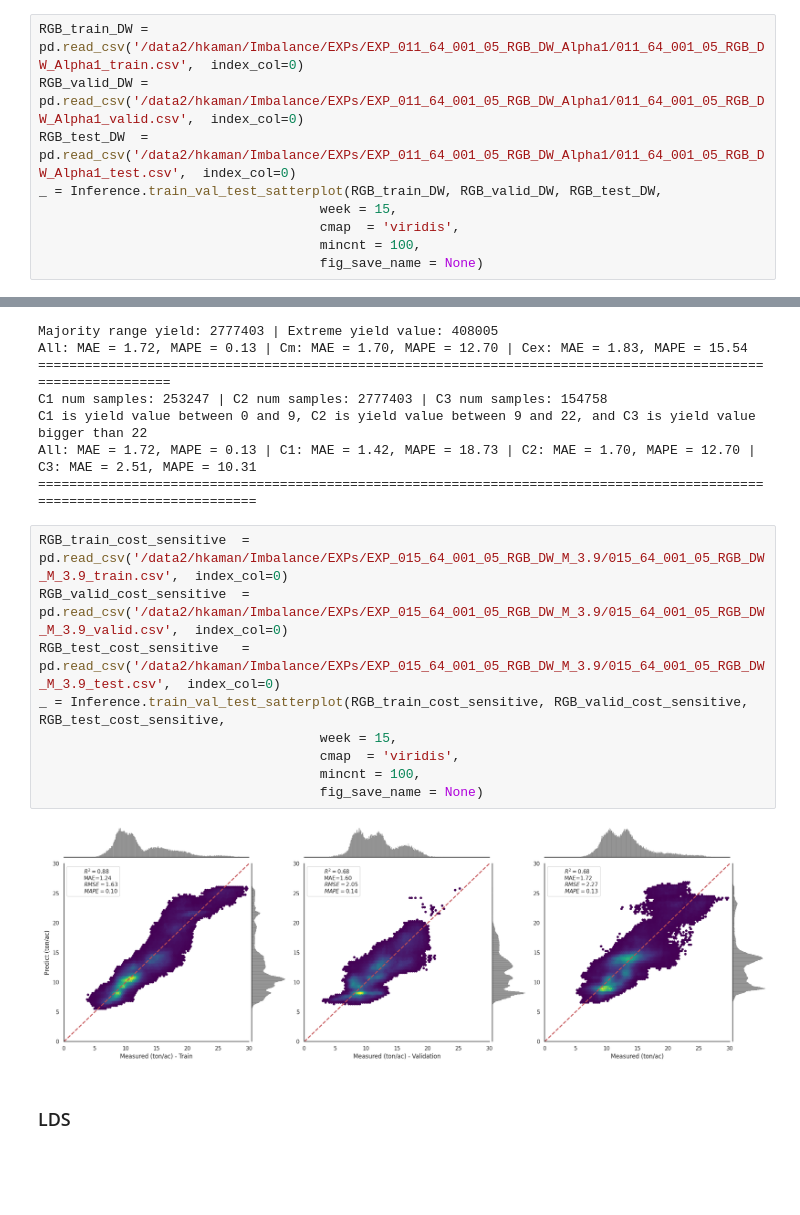
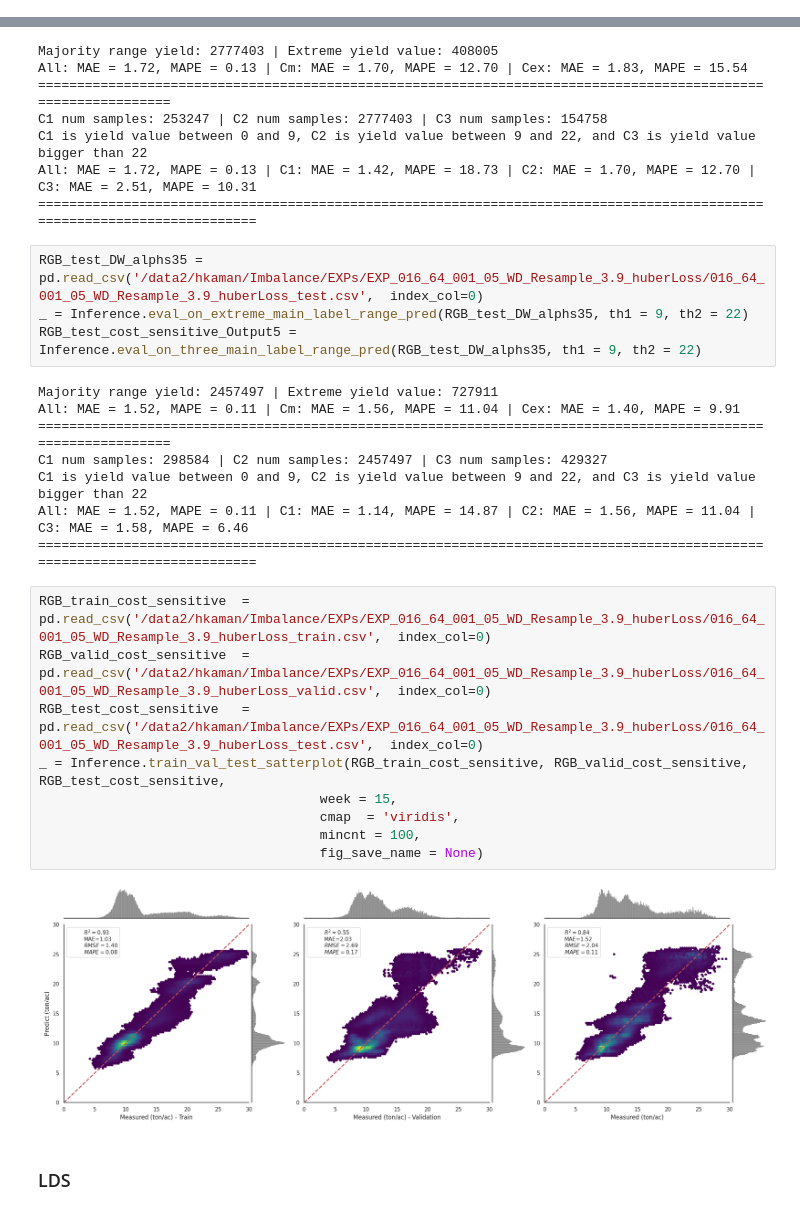
Before and after one commit to plant-ai-biophysics-lab/imbalance_deep_regression_yield_forecasting, a Jupyter notebook: Inference/ReWeightingMethods.ipynb, the cells around one changed output, grey strips where cells are left out. Saved outputs shown, nothing was run; the diff lists cells and outputs as text; blank space fills up the shorter version.

Commit message:
update the visualization results

```diff
--- a/Inference/ReWeightingMethods.ipynb
+++ b/Inference/ReWeightingMethods.ipynb
@@ -71,9 +48,0 @@ weights_bins
-# %%
-RGB_train_DW = pd.read_csv('/data2/hkaman/Imbalance/EXPs/EXP_011_64_001_05_RGB_DW_Alpha1/011_64_001_05_RGB_DW_Alpha1_train.csv',  index_col=0)
-RGB_valid_DW = pd.read_csv('/data2/hkaman/Imbalance/EXPs/EXP_011_64_001_05_RGB_DW_Alpha1/011_64_001_05_RGB_DW_Alpha1_valid.csv',  index_col=0)
-RGB_test_DW  = pd.read_csv('/data2/hkaman/Imbalance/EXPs/EXP_011_64_001_05_RGB_DW_Alpha1/011_64_001_05_RGB_DW_Alpha1_test.csv',  index_col=0)
-_ = Inference.train_val_test_satterplot(RGB_train_DW, RGB_valid_DW, RGB_test_DW,
-                                    week = 15,
-                                    cmap  = 'viridis',
-                                    mincnt = 100,
-                                    fig_save_name = None)
@@ -211,17 +178,29 @@ C1 num samples: 253247 | C2 num samples: 2777403 | C3 num samples: 154758
 C1 is yield value between 0 and 9, C2 is yield value between 9 and 22, and C3 is yield value bigger than 22
 All: MAE = 1.72, MAPE = 0.13 | C1: MAE = 1.42, MAPE = 18.73 | C2: MAE = 1.70, MAPE = 12.70 | C3: MAE = 2.51, MAPE = 10.31
 =========================================================================================================================
+# %%
+RGB_test_DW_alphs35 = pd.read_csv('/data2/hkaman/Imbalance/EXPs/EXP_016_64_001_05_WD_Resample_3.9_huberLoss/016_64_001_05_WD_Resample_3.9_huberLoss_test.csv',  index_col=0)
+_ = Inference.eval_on_extreme_main_label_range_pred(RGB_test_DW_alphs35, th1 = 9, th2 = 22)
+RGB_test_cost_sensitive_Output5 = Inference.eval_on_three_main_label_range_pred(RGB_test_DW_alphs35, th1 = 9, th2 = 22)
+# %% [output]
+Majority range yield: 2457497 | Extreme yield value: 727911
+All: MAE = 1.52, MAPE = 0.11 | Cm: MAE = 1.56, MAPE = 11.04 | Cex: MAE = 1.40, MAPE = 9.91
+==============================================================================================================
+C1 num samples: 298584 | C2 num samples: 2457497 | C3 num samples: 429327
+C1 is yield value between 0 and 9, C2 is yield value between 9 and 22, and C3 is yield value bigger than 22
+All: MAE = 1.52, MAPE = 0.11 | C1: MAE = 1.14, MAPE = 14.87 | C2: MAE = 1.56, MAPE = 11.04 | C3: MAE = 1.58, MAPE = 6.46
+=========================================================================================================================
 # %%
-RGB_train_cost_sensitive  = pd.read_csv('/data2/hkaman/Imbalance/EXPs/EXP_015_64_001_05_RGB_DW_M_3.9/015_64_001_05_RGB_DW_M_3.9_train.csv',  index_col=0)
-RGB_valid_cost_sensitive  = pd.read_csv('/data2/hkaman/Imbalance/EXPs/EXP_015_64_001_05_RGB_DW_M_3.9/015_64_001_05_RGB_DW_M_3.9_valid.csv',  index_col=0)
-RGB_test_cost_sensitive   = pd.read_csv('/data2/hkaman/Imbalance/EXPs/EXP_015_64_001_05_RGB_DW_M_3.9/015_64_001_05_RGB_DW_M_3.9_test.csv',  index_col=0)
+RGB_train_cost_sensitive  = pd.read_csv('/data2/hkaman/Imbalance/EXPs/EXP_016_64_001_05_WD_Resample_3.9_huberLoss/016_64_001_05_WD_Resample_3.9_huberLoss_train.csv',  index_col=0)
+RGB_valid_cost_sensitive  = pd.read_csv('/data2/hkaman/Imbalance/EXPs/EXP_016_64_001_05_WD_Resample_3.9_huberLoss/016_64_001_05_WD_Resample_3.9_huberLoss_valid.csv',  index_col=0)
+RGB_test_cost_sensitive   = pd.read_csv('/data2/hkaman/Imbalance/EXPs/EXP_016_64_001_05_WD_Resample_3.9_huberLoss/016_64_001_05_WD_Resample_3.9_huberLoss_test.csv',  index_col=0)
 _ = Inference.train_val_test_satterplot(RGB_train_cost_sensitive, RGB_valid_cost_sensitive, RGB_test_cost_sensitive,
                                     week = 15,
                                     cmap  = 'viridis',
                                     mincnt = 100,
                                     fig_save_name = None)
 # %% [output]
-[figure, old version]
+[figure, new version]
 # %% [markdown]
 ### LDS
 # %%
```
Also changed, not shown: parts of 3 cells of this notebook, 9 other files.
